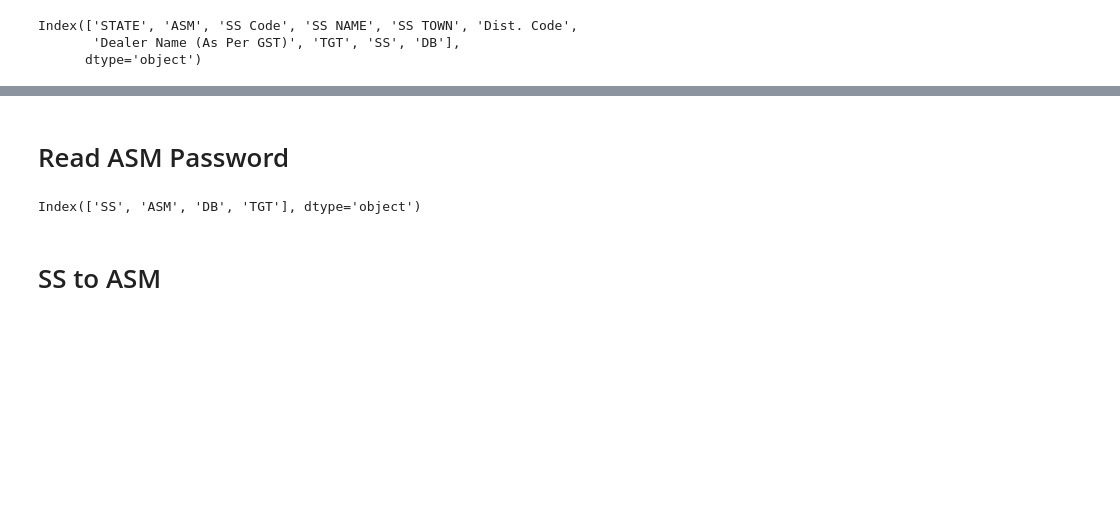
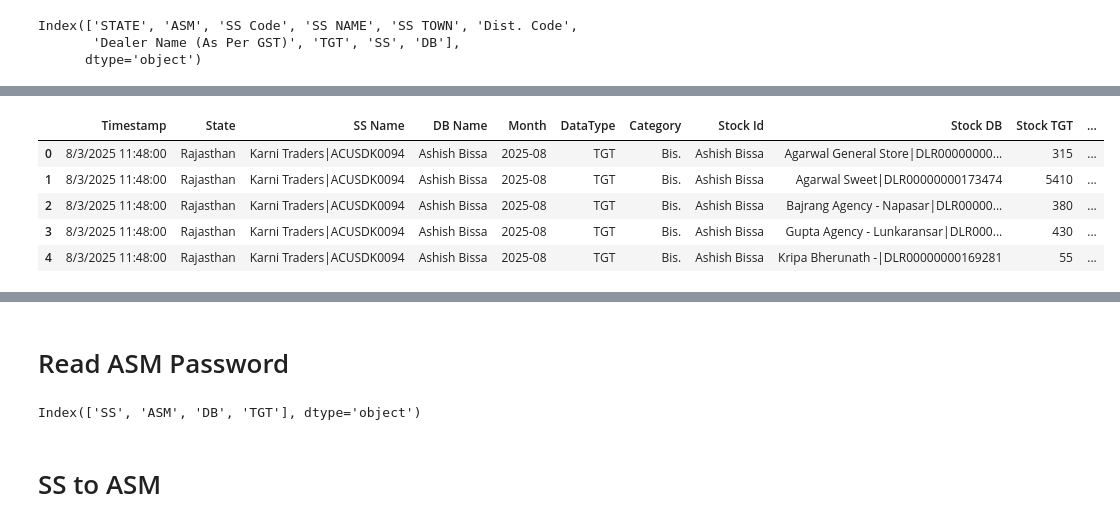
Before and after one commit to Subhash511/Priya_Gold_ASM_Tracker, a Jupyter notebook: test.ipynb, the cells around one changed output, grey strips where cells are left out. Drawn from its saved outputs; the diff is of its cells as text; code cells hidden in the pictures; blank space fills up the shorter version.

```diff
--- a/test.ipynb
+++ b/test.ipynb
@@ -65,0 +63,13 @@ df1 = df[col2]
+# %%
+# Google Sheet Fech data
+sheet_url = "https://docs.google.com/spreadsheets/d/1Cpcj2FgA0XG8M9Rji_-DNW5LGyYmkrxEmrJ-ee58VMY/export?format=csv"
+sheet = pd.read_csv(sheet_url)
+# %%
+sheet.head(5)
+# %% [output]
+|  | Timestamp | State | SS Name | DB Name | Month | DataType | Category | Stock Id | Stock DB | Stock TGT | ... |
+| 0 | 8/3/2025 11:48:00 | Rajasthan | Karni Traders|ACUSDK0094 | Ashish Bissa | 2025-08 | TGT | Bis. | Ashish Bissa | Agarwal General Store|DLR00000000... | 315 | ... |
+| 1 | 8/3/2025 11:48:00 | Rajasthan | Karni Traders|ACUSDK0094 | Ashish Bissa | 2025-08 | TGT | Bis. | Ashish Bissa | Agarwal Sweet|DLR00000000173474 | 5410 | ... |
+| 2 | 8/3/2025 11:48:00 | Rajasthan | Karni Traders|ACUSDK0094 | Ashish Bissa | 2025-08 | TGT | Bis. | Ashish Bissa | Bajrang Agency - Napasar|DLR00000... | 380 | ... |
+| 3 | 8/3/2025 11:48:00 | Rajasthan | Karni Traders|ACUSDK0094 | Ashish Bissa | 2025-08 | TGT | Bis. | Ashish Bissa | Gupta Agency - Lunkaransar|DLR000... | 430 | ... |
+| 4 | 8/3/2025 11:48:00 | Rajasthan | Karni Traders|ACUSDK0094 | Ashish Bissa | 2025-08 | TGT | Bis. | Ashish Bissa | Kripa Bherunath -|DLR00000000169281 | 55 | ... |
```
Also changed, not shown: parts of 15 cells of this notebook, 6 other files.
